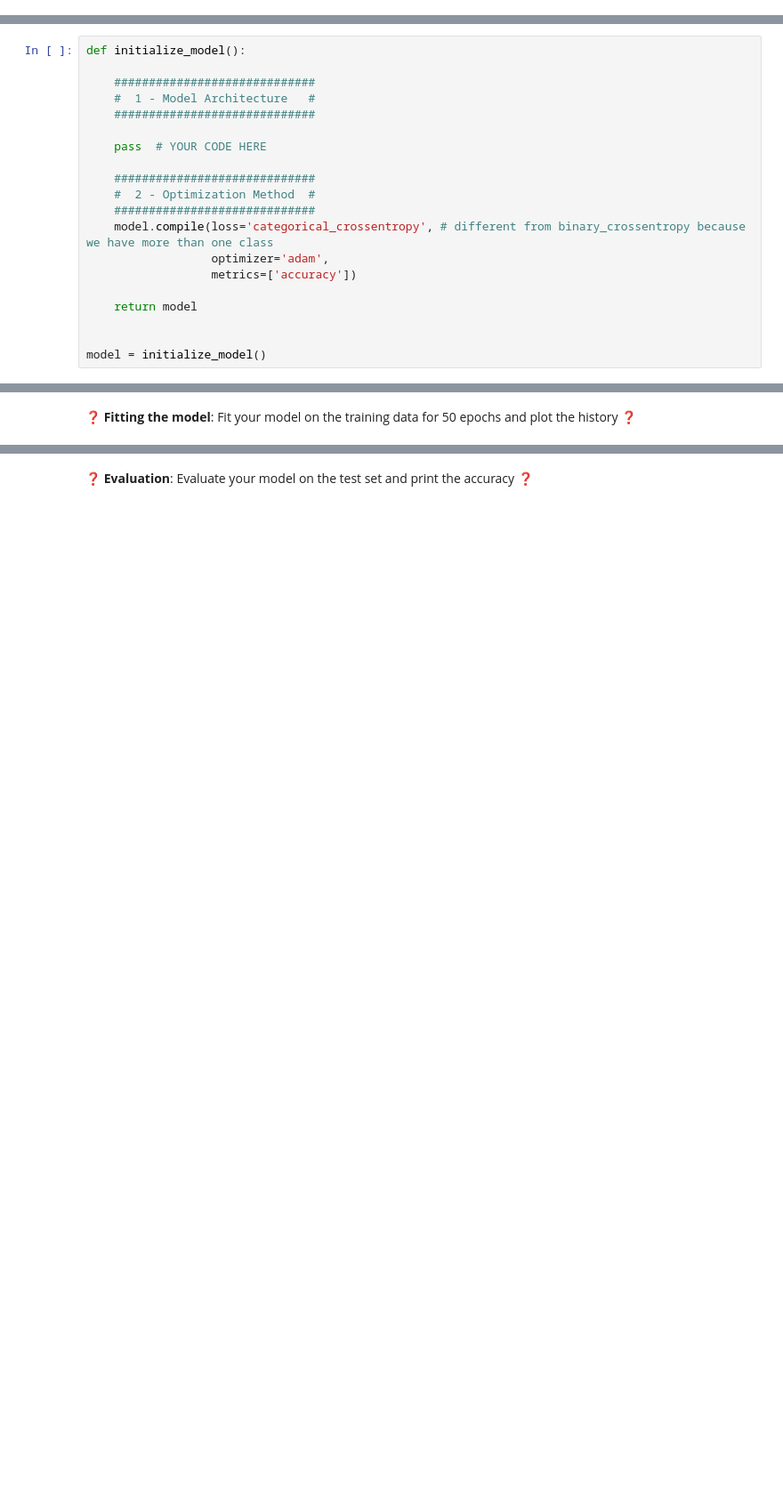
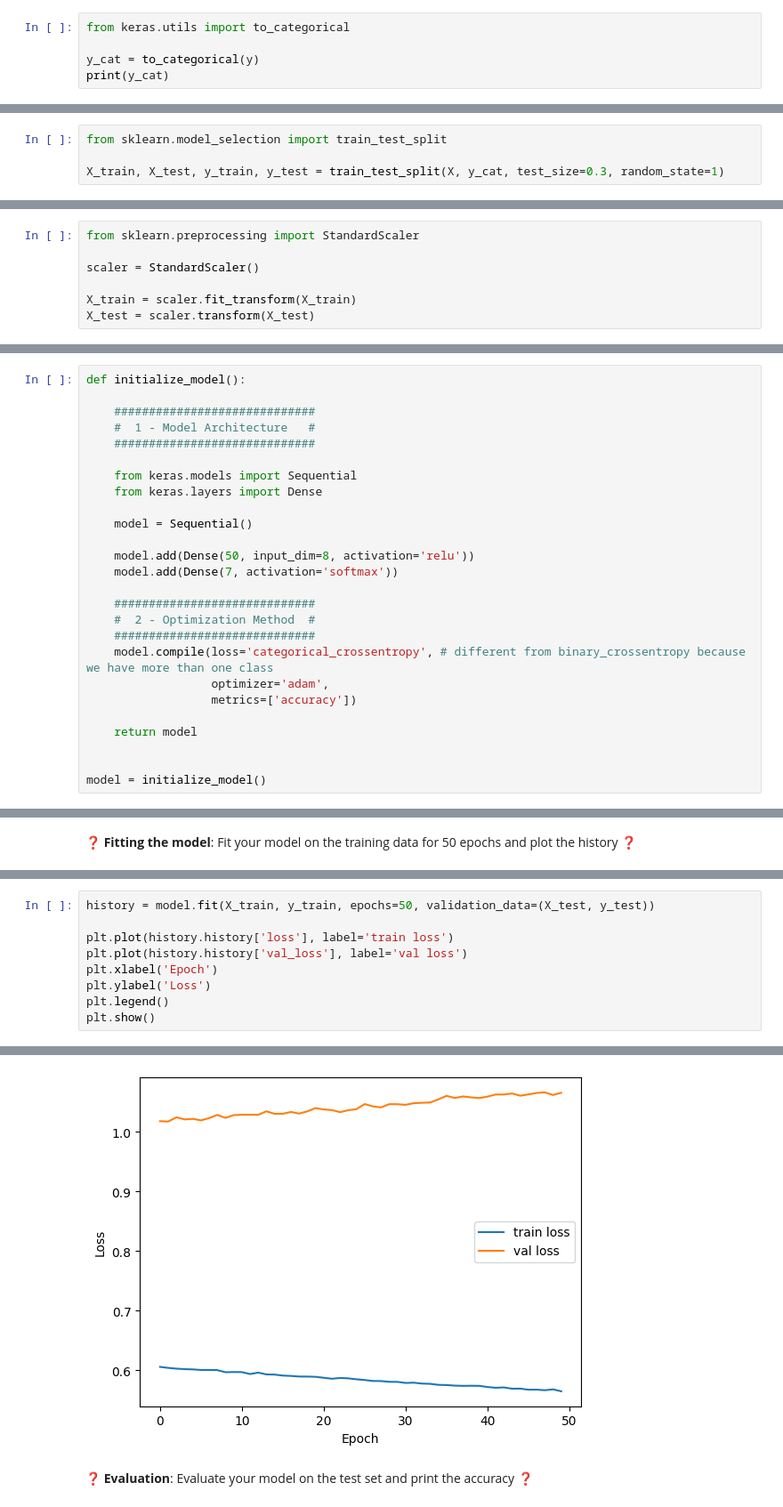
Before and after one commit to itsyeren/data-multiclass-classification, a Jupyter notebook: multiclass_classification.ipynb, the cells around one changed output, grey strips where cells are left out. Shown at 89% size. Drawn from its saved outputs; the diff is of its cells as text; blank space fills up the shorter version.

```diff
--- a/multiclass_classification.ipynb
+++ b/multiclass_classification.ipynb
@@ -103,0 +132,5 @@ however, here we are encoding a **categorical target**, not a **categorical feat
+# %%
+from keras.utils import to_categorical
+
+y_cat = to_categorical(y)
+print(y_cat)
@@ -112,3 +151,7 @@ Note: Name your variables `X_train`, `X_test`, `y_train` and `y_test` ❓
+# %%
+from sklearn.model_selection import train_test_split
+
+X_train, X_test, y_train, y_test = train_test_split(X, y_cat, test_size=0.3, random_state=1)
 # %% [markdown]
 In Deep Learning, as with any Machine Learning algorithm, your numerical features should be scaled.
 
@@ -118,3 +159,10 @@ In Deep Learning, as with any Machine Learning algorithm, your numerical feature
+# %%
+from sklearn.preprocessing import StandardScaler
+
+scaler = StandardScaler()
+
+X_train = scaler.fit_transform(X_train)
+X_test = scaler.transform(X_test)
 # %% [markdown]
 ❓ **Initialize the model**: Complete the function below to create/initialize a model with the following properties:
 - First layer:
@@ -131,7 +179,13 @@ def initialize_model():
     #  1 - Model Architecture   #
     #############################
 
-    pass  # YOUR CODE HERE
+    from keras.models import Sequential
+    from keras.layers import Dense
+
+    model = Sequential()
+
+    model.add(Dense(50, input_dim=8, activation='relu'))
+    model.add(Dense(7, activation='softmax'))
 
     #############################
     #  2 - Optimization Method  #
@@ -154,0 +219,10 @@ model = initialize_model()
+# %%
+history = model.fit(X_train, y_train, epochs=50, validation_data=(X_test, y_test))
+
+plt.plot(history.history['loss'], label='train loss')
+plt.plot(history.history['val_loss'], label='val loss')
+plt.xlabel('Epoch')
+plt.ylabel('Loss')
+plt.legend()
+plt.show()
+# %% [output]
@@ -155,2 +246,3 @@ model = initialize_model()
+[figure, added]
 # %% [markdown]
 ❓ **Evaluation**: Evaluate your model on the test set and print the accuracy ❓
```
Also changed, not shown: parts of 20 cells of this notebook, 1 other file.
